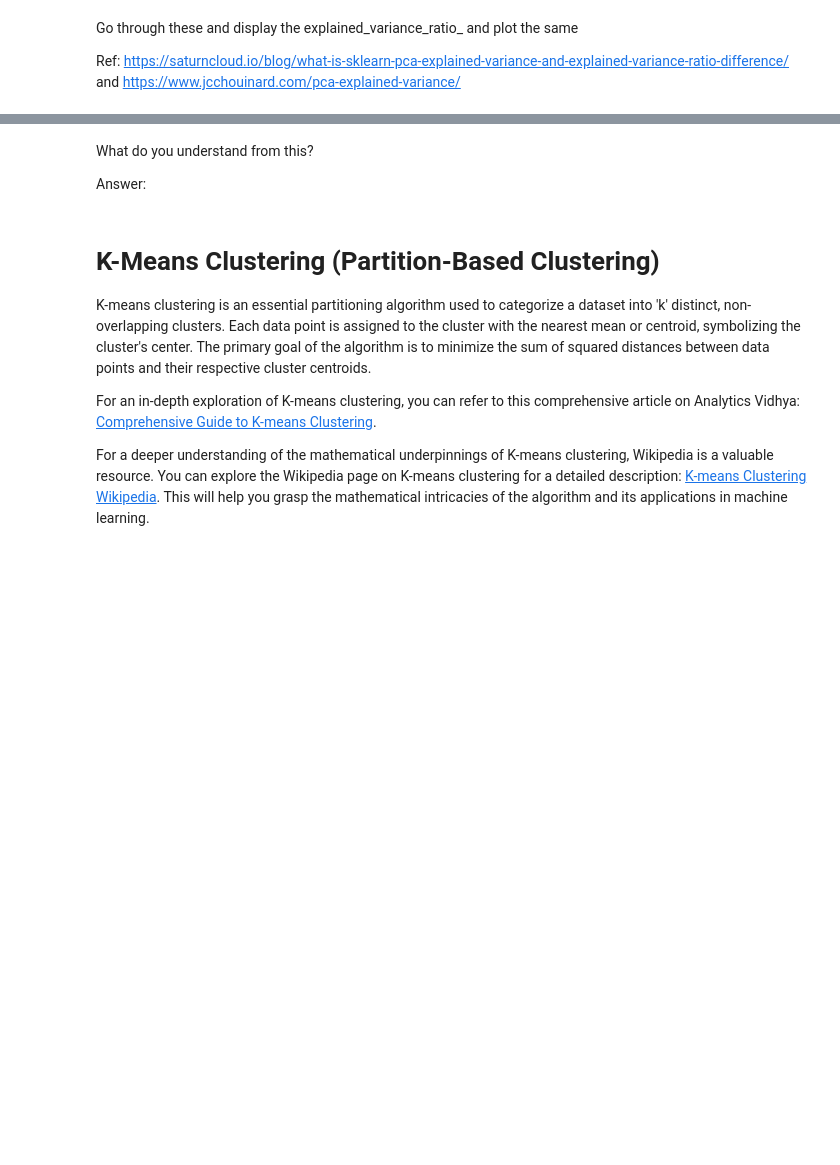
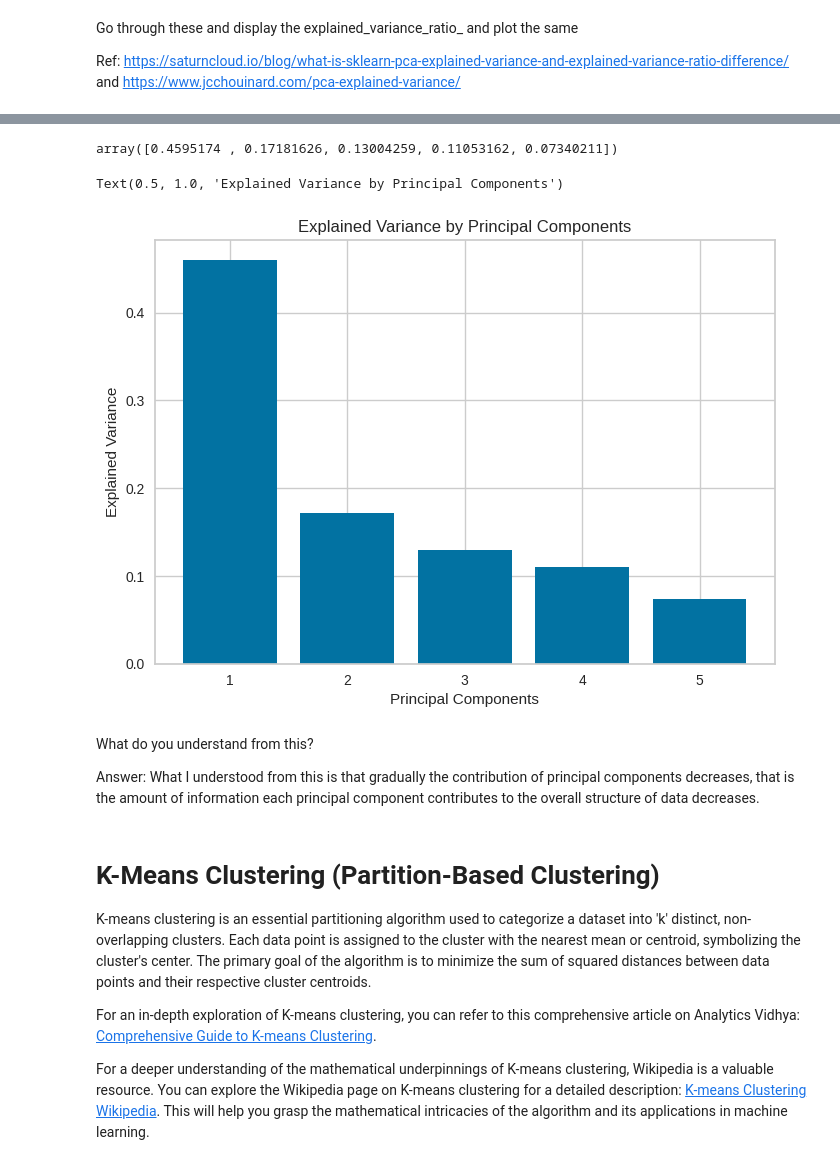
Before and after one commit to Vrushti07/Synapse, a Jupyter notebook: Copy_of_Synapse_LP_Task_3_.ipynb, the cells around one changed output, grey strips where cells are left out. Drawn from its saved outputs; the diff is of its cells as text; code cells hidden in the pictures; blank space fills up the shorter version.

```diff
--- a/Copy_of_Synapse_LP_Task_3_.ipynb
+++ b/Copy_of_Synapse_LP_Task_3_.ipynb
@@ -186,4 +187,4 @@ Stnadardize the data
 # Initiate a StandardScaler object and fit it on the numeric columns
 from sklearn.preprocessing import StandardScaler
 scaler=StandardScaler()
-scaler.fit_transform(df)
+scaled_data=scaler.fit_transform(df)
@@ -224,0 +235,7 @@ Hints:
+# %%
+# code here
+from sklearn.decomposition import PCA
+pca=PCA(n_components=0.9, random_state=20)
+pca.fit(scaled_data)
+data_pca=pca.transform(scaled_data)
+data_pca.shape
@@ -244,7 +253,24 @@ array([0.4595174 , 0.17181626, 0.13004259, 0.11053162, 0.07340211])
-# %% [markdown]
-What do you understand from this?
-
-Answer:
+# %%
+# explained variance
+explained_variance=pca.explained_variance_ratio_
+#explained_variance gives absolute amount of variation while the ratio gives relative amount..absolute is helpful to know how many pc(principal components) to retain, while relative is helpful for how much info each pc contributes
+explained_variance
+# %% [output]
+array([0.4595174 , 0.17181626, 0.13004259, 0.11053162, 0.07340211])
+# %%
+# Plotting the explained variance
+x = [1,2,3,4,5]
+plt.bar(x, height=explained_variance)
+plt.xlabel('Principal Components')
+plt.ylabel('Explained Variance')
+plt.title('Explained Variance by Principal Components')
+# %% [output]
+Text(0.5, 1.0, 'Explained Variance by Principal Components')
+[figure, added]
+# %% [markdown]
+What do you understand from this?
+
+Answer: What I understood from this is that gradually the contribution of principal components decreases, that is the amount of information each principal component contributes to the overall structure of data decreases.
 # %% [markdown]
 # K-Means Clustering (Partition-Based Clustering)
 
```
Also changed, not shown: parts of 24 cells of this notebook.
